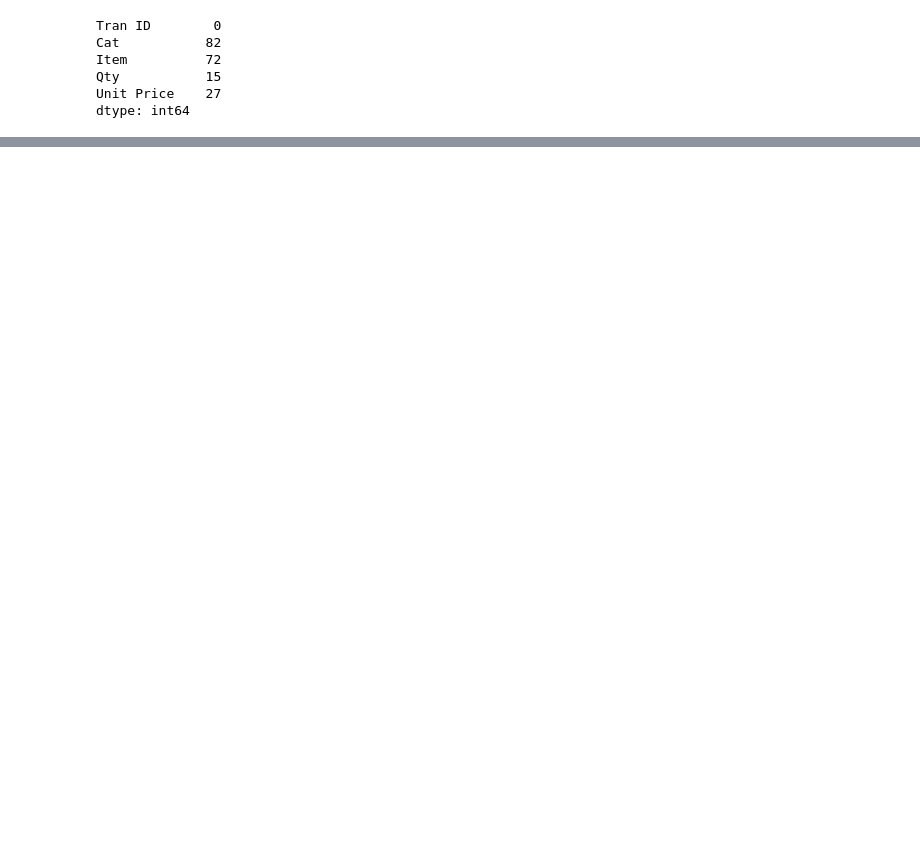
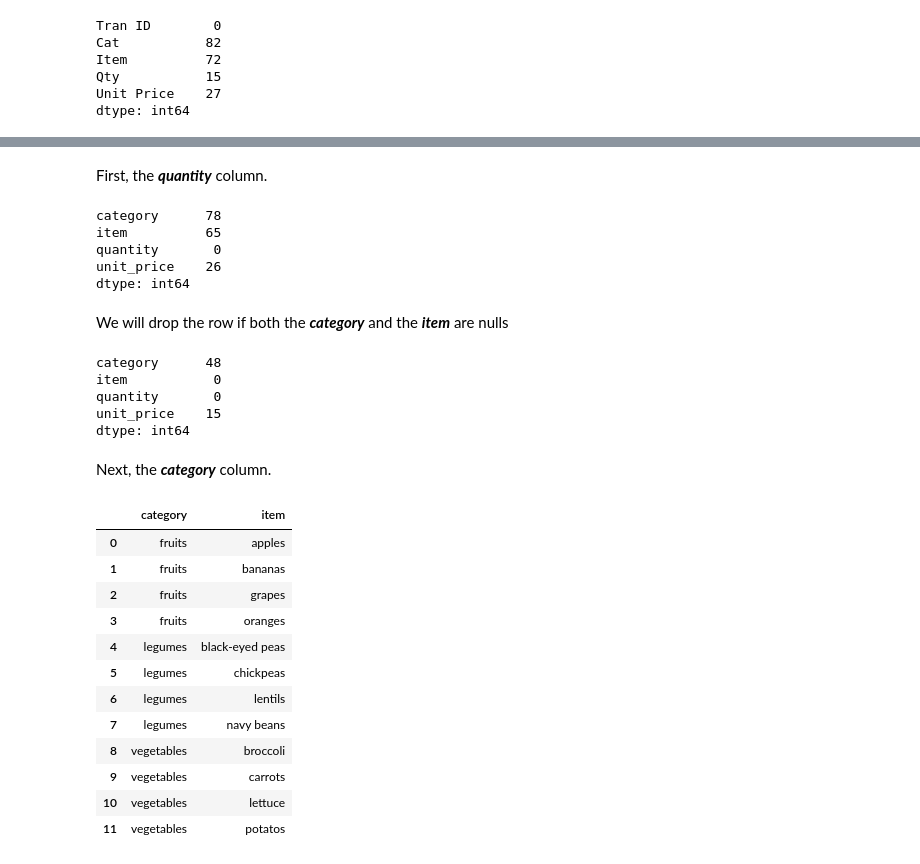
Before and after one commit to FadyGrAb/TechNuggets, a Jupyter notebook: 01-wrangling-with-pandas/analyse-store-data.ipynb, the cells around one changed output, grey strips where cells are left out. Cells and saved outputs as stored; diff of their text form; code cells hidden in the pictures; blank space fills up the shorter version.

```diff
--- a/01-wrangling-with-pandas/analyse-store-data.ipynb
+++ b/01-wrangling-with-pandas/analyse-store-data.ipynb
@@ -71,0 +179,7 @@ dtype: int64
+# %%
+store_data.drop(
+    columns="tran_id",
+    inplace=True        # Again without this, a copy of the modified dataframe will be returned.
+    )
+
+store_data.info()
@@ -71,0 +200,3 @@ dtype: int64
+# %%
+store_data.category = store_data.category.str.lower()
+store_data.item = store_data.item.str.lower()
@@ -71,0 +214,49 @@ dtype: int64
+# %% [markdown]
+First, the ***quantity*** column.
+# %%
+store_data.dropna(
+    subset="quantity",
+    inplace=True        # You know why using this by now! I won't highlight it again.
+    )
+
+store_data.isna().sum()
+# %% [output]
+category      78
+item          65
+quantity       0
+unit_price    26
+dtype: int64
+# %% [markdown]
+We will drop the row if both the ***category*** and the ***item*** are nulls
+# %%
+store_data.dropna(
+    subset=["quantity", "item"],
+    inplace=True
+)
+
+store_data.isna().sum() # Great! now the item column in null-free 😊
+# %% [output]
+category      48
+item           0
+quantity       0
+unit_price    15
+dtype: int64
+# %% [markdown]
+Next, the ***category*** column.
+# %%
+categories = store_data[["category", "item"]].groupby(by=["category", "item"], as_index=False).count()
+categories
+# %% [output]
+|  | category | item |
+| 0 | fruits | apples |
+| 1 | fruits | bananas |
+| 2 | fruits | grapes |
+| 3 | fruits | oranges |
+| 4 | legumes | black-eyed peas |
+| 5 | legumes | chickpeas |
+| 6 | legumes | lentils |
+| 7 | legumes | navy beans |
+| 8 | vegetables | broccoli |
+| 9 | vegetables | carrots |
+| 10 | vegetables | lettuce |
+| 11 | vegetables | potatos |
```
Also changed, not shown: parts of 53 cells of this notebook, 1 other file.
